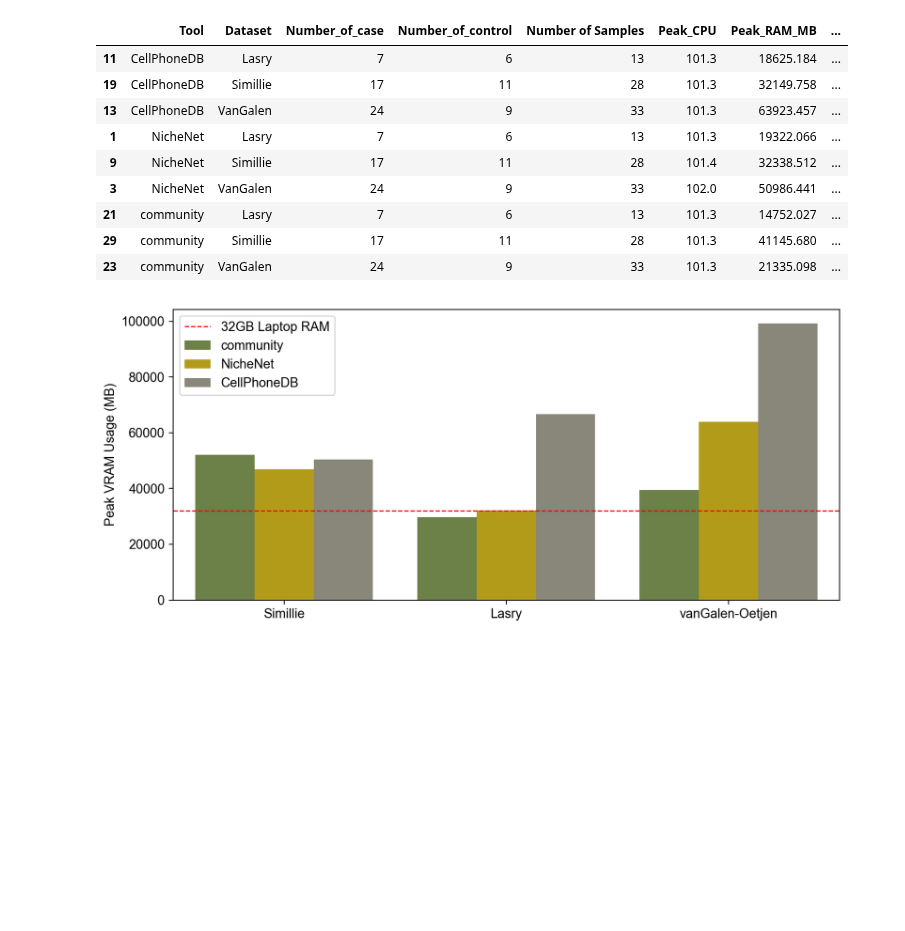
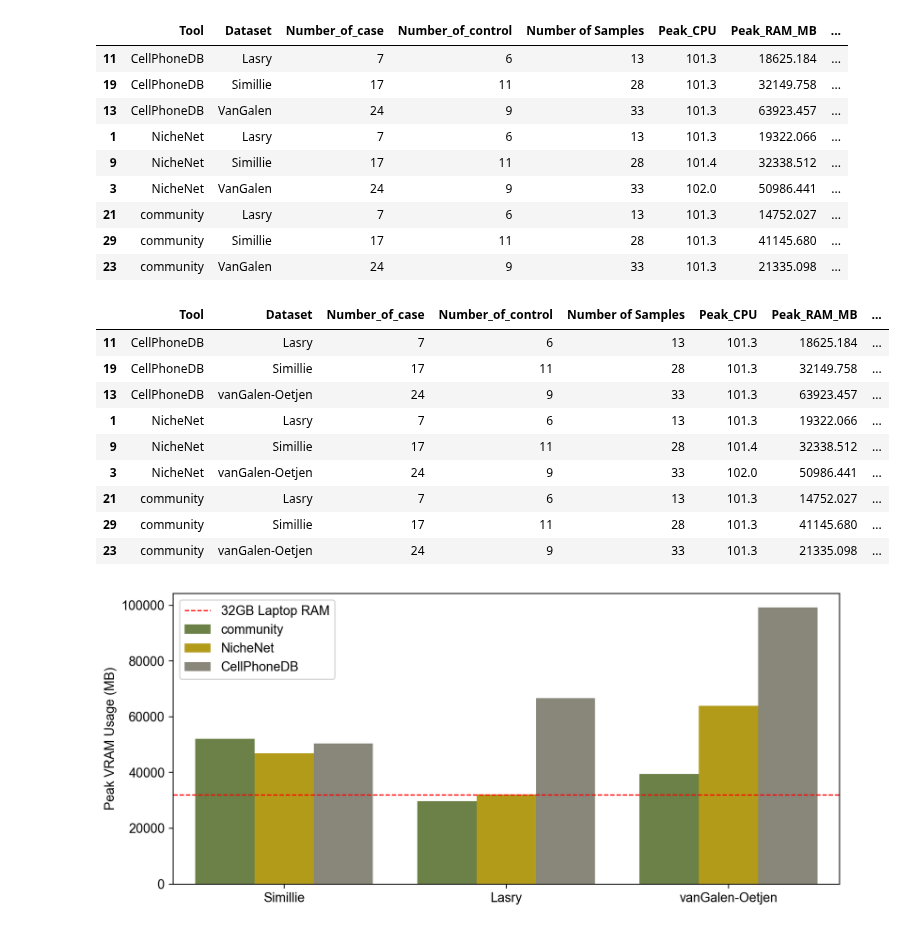
Before and after one commit to colomemaria/community-paper, a Jupyter notebook: src/method_comparison/resource_usage/plot_resource_usage.ipynb, the cells around one changed output. Drawn from its saved outputs; the diff is of its cells as text; code cells hidden in the pictures; blank space fills up the shorter version.

```diff
--- a/src/method_comparison/resource_usage/plot_resource_usage.ipynb
+++ b/src/method_comparison/resource_usage/plot_resource_usage.ipynb
@@ -323,3 +323,16 @@ df_highest_samples_tool_dataset.replace({'Dataset':{'Lasry':"Lasry",
 custom_order = ['community', 'NicheNet', 'CellPhoneDB']
 # %%
 custom_dataset_order = ['Simillie', 'Lasry', 'vanGalen-Oetjen']
+# %%
+df_highest_samples_tool_dataset
+# %% [output]
+|  | Tool | Dataset | Number_of_case | Number_of_control | Number of Samples | Peak_CPU | Peak_RAM_MB | ... |
+| 11 | CellPhoneDB | Lasry | 7 | 6 | 13 | 101.3 | 18625.184 | ... |
+| 19 | CellPhoneDB | Simillie | 17 | 11 | 28 | 101.3 | 32149.758 | ... |
+| 13 | CellPhoneDB | vanGalen-Oetjen | 24 | 9 | 33 | 101.3 | 63923.457 | ... |
+| 1 | NicheNet | Lasry | 7 | 6 | 13 | 101.3 | 19322.066 | ... |
+| 9 | NicheNet | Simillie | 17 | 11 | 28 | 101.4 | 32338.512 | ... |
+| 3 | NicheNet | vanGalen-Oetjen | 24 | 9 | 33 | 102.0 | 50986.441 | ... |
+| 21 | community | Lasry | 7 | 6 | 13 | 101.3 | 14752.027 | ... |
+| 29 | community | Simillie | 17 | 11 | 28 | 101.3 | 41145.680 | ... |
+| 23 | community | vanGalen-Oetjen | 24 | 9 | 33 | 101.3 | 21335.098 | ... |
```
Also changed, not shown: parts of 3 cells of this notebook, 26 other files.
